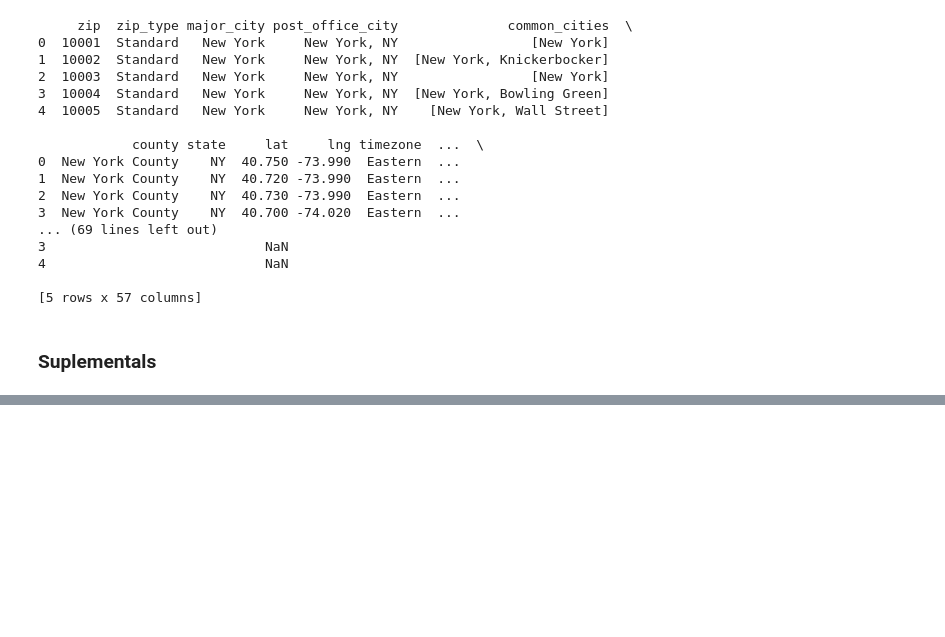
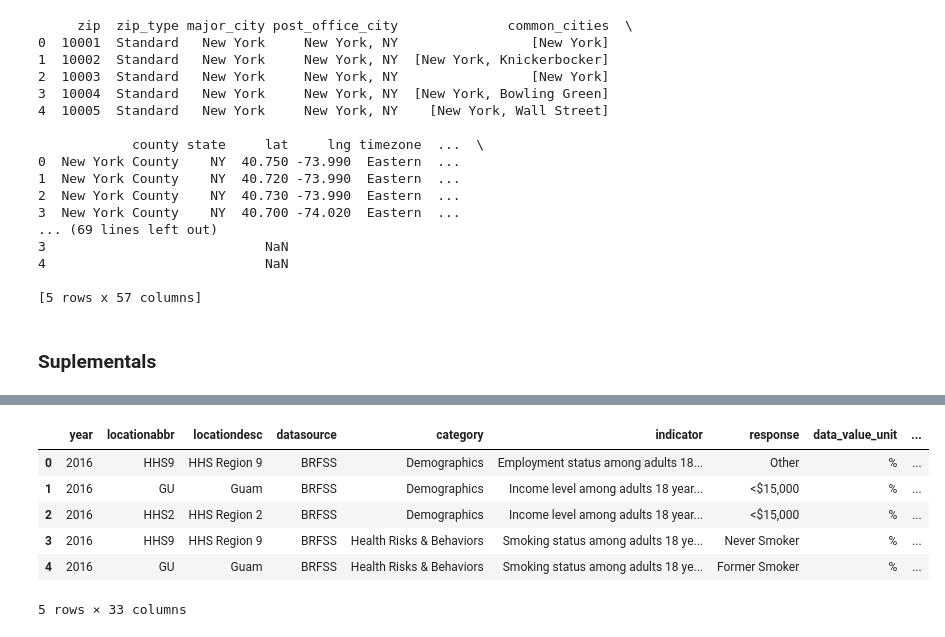
Before and after one commit to grykah/projects, a Jupyter notebook: DataScraping/ScrapingData.ipynb, the cells around one changed output, grey strips where cells are left out. Drawn from its saved outputs; the diff is of its cells as text; code cells hidden in the pictures; blank space fills up the shorter version.

Commit message:
data scraping updates

```diff
--- a/DataScraping/ScrapingData.ipynb
+++ b/DataScraping/ScrapingData.ipynb
@@ -311,2 +311,8 @@ states = ['Alabama', 'Alaska', 'American Samoa', Arizona, Arkansas, California,
 # %%
 import pandas as pd
+# %%
+import os
+PROJ_ROOT = os.path.join(os.pardir)
+#print(os.path.abspath(PROJ_ROOT))
+save_path = os.path.join(PROJ_ROOT, 'DataScraping\\')
+save_path
@@ -312,0 +333,14 @@ import pandas as pd
+# %%
+json_path = 'https://data.cdc.gov/resource/k62p-6esq.json'
+data_name = 'disability_and_health_data_system.csv'
+daily_county_level_concentrations = pd.read_json(json_path)
+daily_county_level_concentrations.to_csv(save_path + data_name)
+daily_county_level_concentrations.head()
+# %% [output]
+|  | year | locationabbr | locationdesc | datasource | category | indicator | response | data_value_unit | ... |
+| 0 | 2016 | HHS9 | HHS Region 9 | BRFSS | Demographics | Employment status among adults 18... | Other | % | ... |
+| 1 | 2016 | GU | Guam | BRFSS | Demographics | Income level among adults 18 year... | <$15,000 | % | ... |
+| 2 | 2016 | HHS2 | HHS Region 2 | BRFSS | Demographics | Income level among adults 18 year... | <$15,000 | % | ... |
+| 3 | 2016 | HHS9 | HHS Region 9 | BRFSS | Health Risks & Behaviors | Smoking status among adults 18 ye... | Never Smoker | % | ... |
+| 4 | 2016 | GU | Guam | BRFSS | Health Risks & Behaviors | Smoking status among adults 18 ye... | Former Smoker | % | ... |
+5 rows × 33 columns
```
Also changed, not shown: parts of 7 cells of this notebook, 4 other files.
